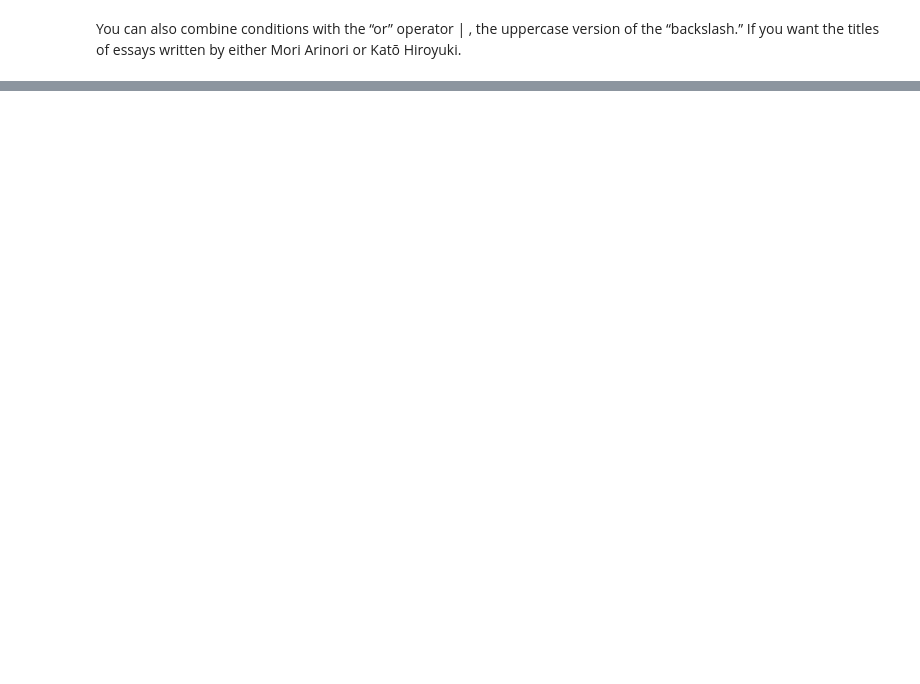
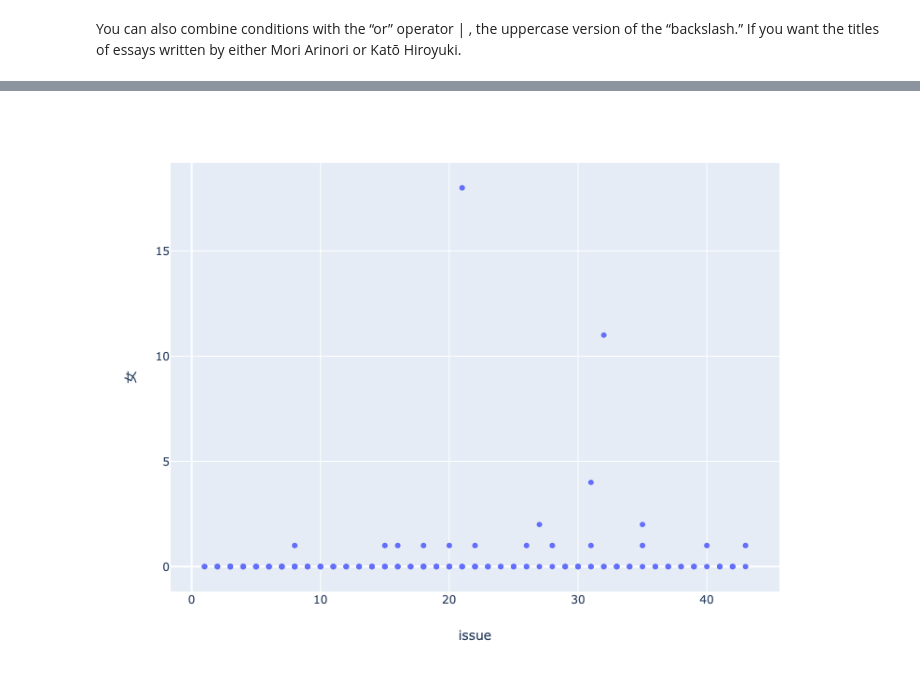
Before and after one commit to rn123/japanese_text_analysis, a Jupyter notebook: notebooks/1.0-RN-Japanese-Text-Mining-Part-One.ipynb, the cells around one changed output, grey strips where cells are left out. Saved outputs shown, nothing was run; the diff lists cells and outputs as text; code cells hidden in the pictures; blank space fills up the shorter version.

```diff
--- a/notebooks/1.0-RN-Japanese-Text-Mining-Part-One.ipynb
+++ b/notebooks/1.0-RN-Japanese-Text-Mining-Part-One.ipynb
@@ -79,0 +249,4 @@ Meiroku_df[mask].title
+# %%
+px.scatter(Meiroku_df, x='issue', y='女', hover_name='author')
+# %% [output]
+[figure, added]
```
Also changed, not shown: parts of 26 cells of this notebook.
